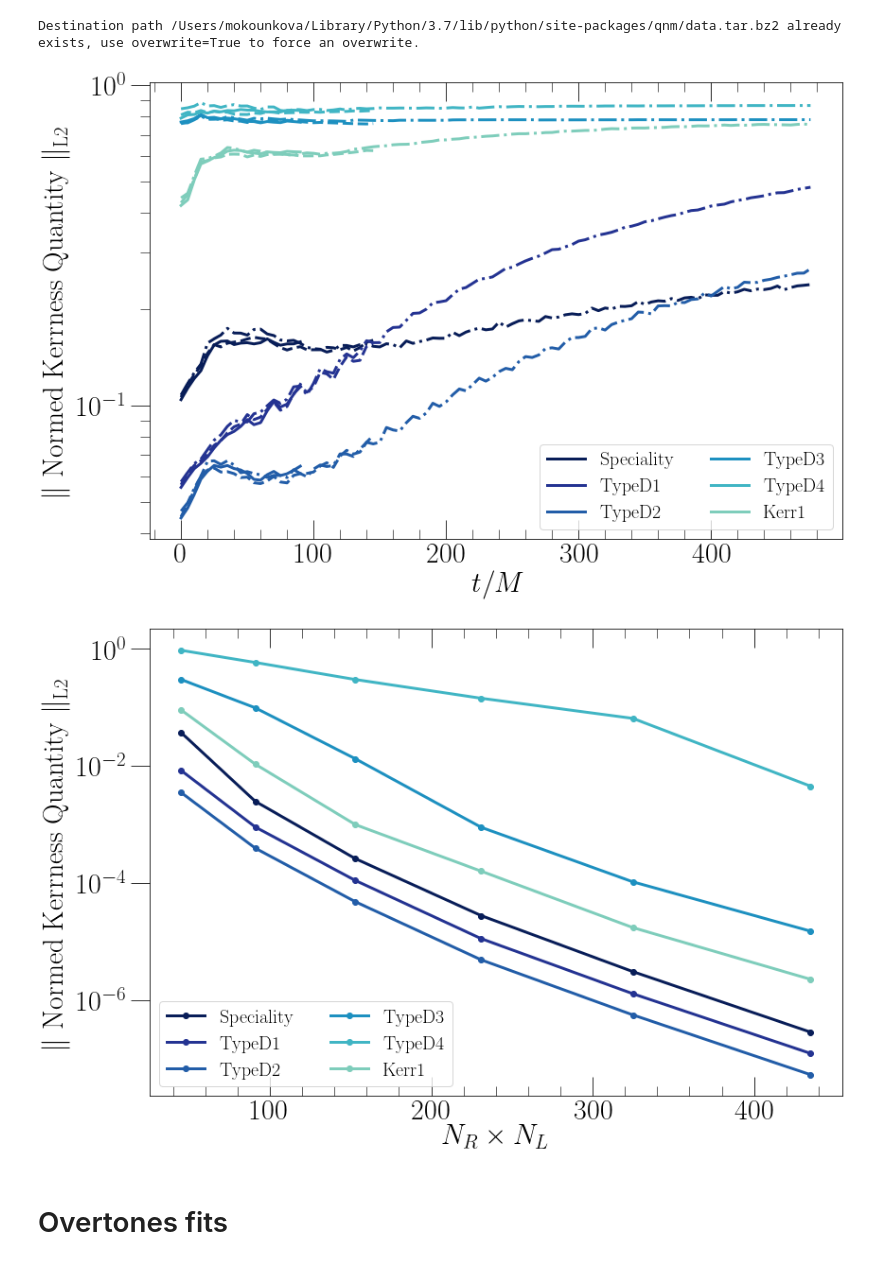
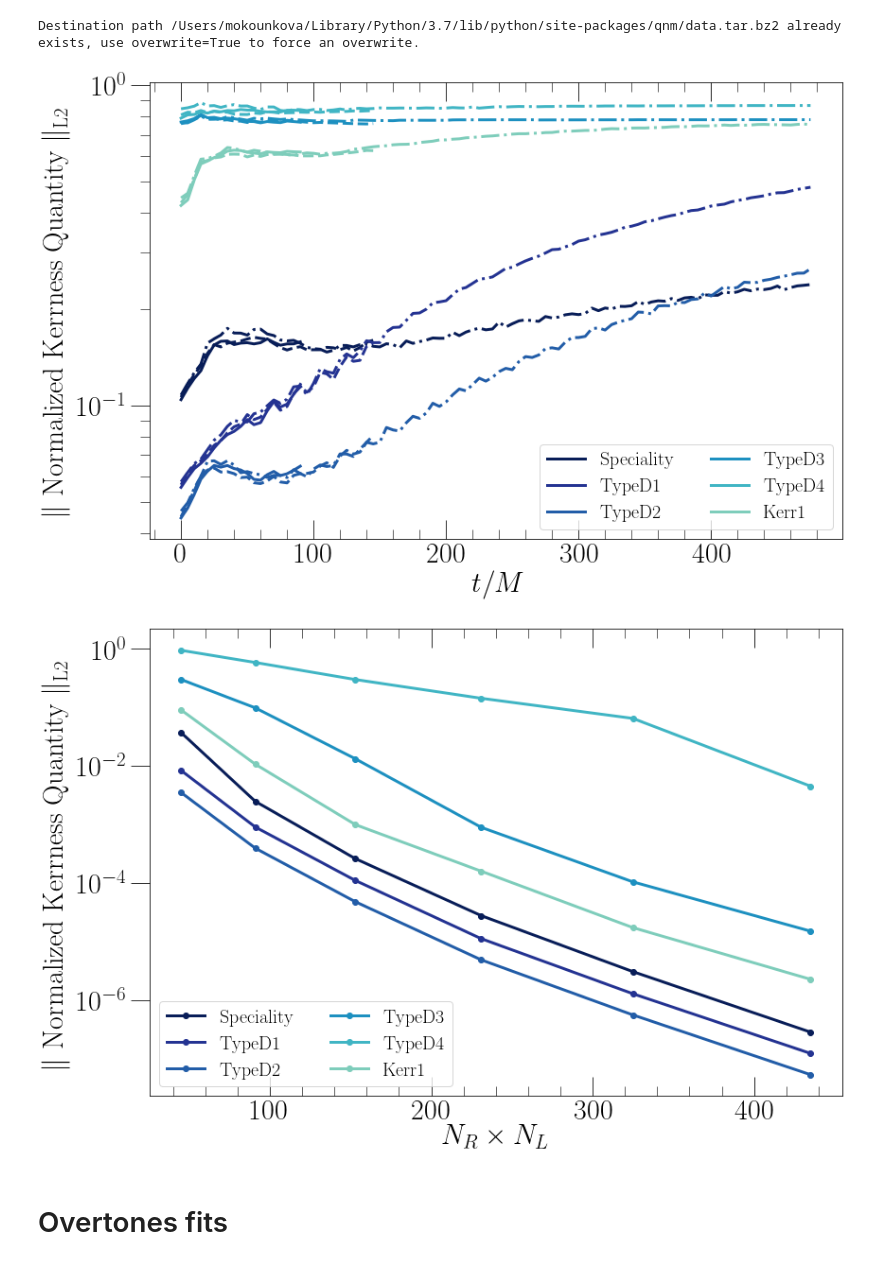
Before and after one commit to mariaokounkova/KerrnessBinaries, a Jupyter notebook: KerrnessBinaries.ipynb, the cells around one changed output. Saved outputs shown, nothing was run; the diff lists cells and outputs as text; code cells hidden in the pictures.

Commit message:
Normed -> Normalized
Swtiched normed to normalized for the labels in the Kerrness figures

```diff
--- a/KerrnessBinaries.ipynb
+++ b/KerrnessBinaries.ipynb
@@ -48,35 +48,35 @@ def PlotValues():
     def ReadValues(l):
         p = "/Users/mokounkova/KerrnessBinaries/Data/Orbital_NewNorm"
         f = p + "/JoinedLev" + l + "/Values.dat"
         time, s, d1, d2, d3, d4, k = np.loadtxt(f, comments="#",usecols=(range(7)),unpack=True)
         return time, s, d1, d2, d3, d4, k
 
     def PlotValues(l, ls):
         t, s, d1, d2, d3, d4, k = ReadValues(l)
         cmap = matplotlib.cm.get_cmap('YlGnBu')
         colors = [cmap((float(i) + 1)/8) for i in range(8)][::-1]
         labels = ['Speciality', 'TypeD1', 'TypeD2', 'TypeD3', 'TypeD4', 'Kerr1']
         quants = [s, d1, d2, d3, d4, k]
         for q, c, lab in zip(quants, colors, labels):
             plt.plot(t, q, color = c, ls = ls, label = lab if ls == '-' else '')
 
 
     PlotValues('2', '-')
     PlotValues('1', '--')
     PlotValues('0', '-.')
 
     plt.yscale('log')
     plt.legend(ncol = 2)
-    plt.ylabel('$\|$ Normed Kerrness Quantity $\|_\mathrm{L2}$')
+    plt.ylabel('$\|$ Normalized Kerrness Quantity $\|_\mathrm{L2}$')
     plt.xlabel(r'$t/M$')
     plt.tight_layout()
     plt.savefig('DomainNorms.pdf')
     plt.show()
 
 
 PlotValues()
 # %% [output]
-[figure, old version]
+[figure, new version]
 # %%
 def PlotConvergence():
 
@@ -104,7 +104,7 @@ def PlotConvergence():
 
     plt.yscale('log')
     plt.legend(ncol = 2)
-    plt.ylabel('$\|$ Normed Kerrness Quantity $\|_\mathrm{L2}$')
+    plt.ylabel('$\|$ Normalized Kerrness Quantity $\|_\mathrm{L2}$')
     plt.xlabel(r'$N_R \times N_L$')
     plt.tight_layout()
     plt.savefig('Convergence.pdf')
@@ -113,7 +113,7 @@ def PlotConvergence():
 
 PlotConvergence()
 # %% [output]
-[figure, old version]
+[figure, new version]
 # %%
 def GetPsi4ModeExtrapolated(p, mode=(2,2), order=2):
     l = mode[0]
```
Also changed, not shown: parts of 1 cell of this notebook.
